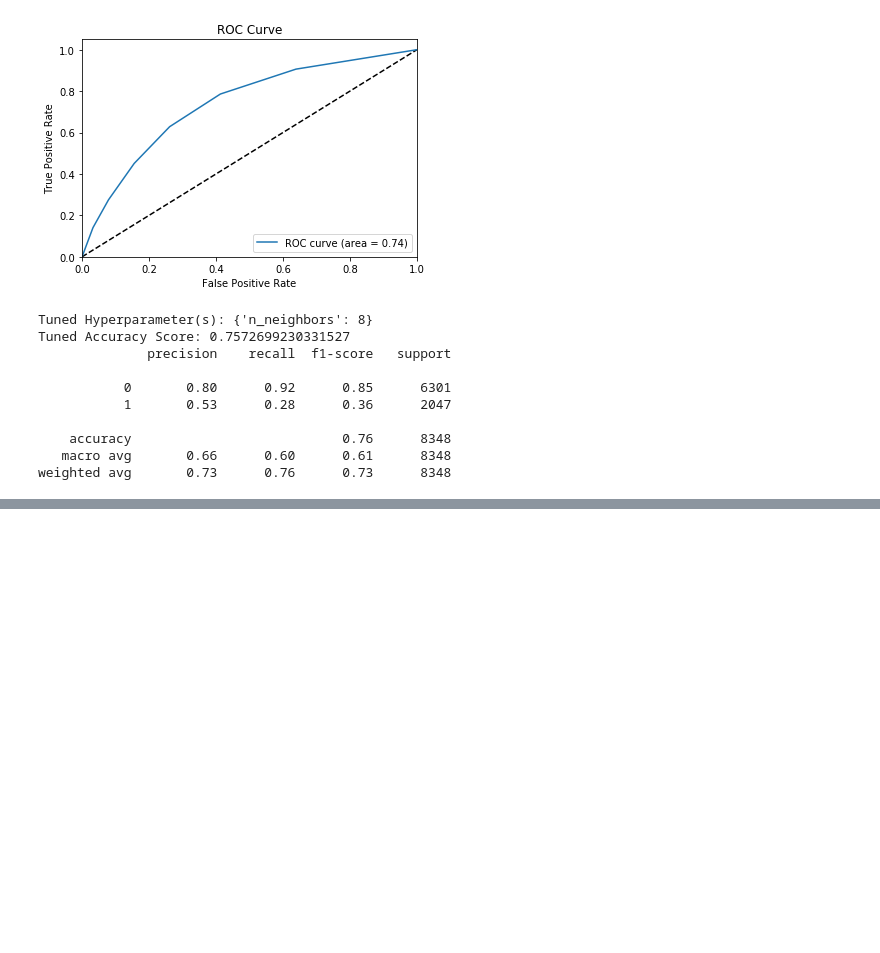
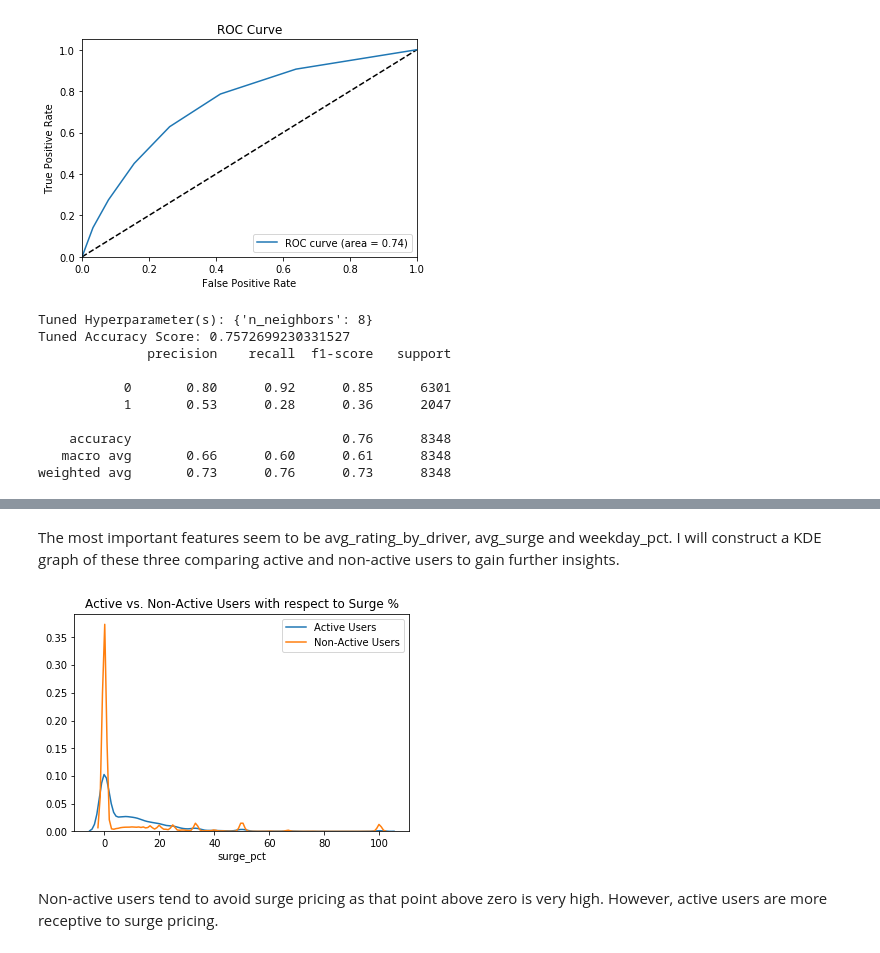
Before and after one commit to jeydion/springboard, a Jupyter notebook: Springboard_Project_Ultimate_Technologies,_Inc.ipynb, the cells around one changed output, grey strips where cells are left out. Drawn from its saved outputs; the diff is of its cells as text; code cells hidden in the pictures; blank space fills up the shorter version.

```diff
--- a/Springboard_Project_Ultimate_Technologies,_Inc.ipynb
+++ b/Springboard_Project_Ultimate_Technologies,_Inc.ipynb
@@ -627,11 +497,17 @@ feature_importances
+# %% [markdown]
+The most important features seem to be avg_rating_by_driver, avg_surge and weekday_pct. I will construct a KDE graph of these three comparing active and non-active users to gain further insights.
 # %%
-active_users = df_ultimate[df_ultimate['active']==1]
-non_active_users = df_ultimate[df_ultimate['active']==0]
+active_users = ultimate_df[ultimate_df['active']==1]
+non_active_users = ultimate_df[ultimate_df['active']==0]
 
 sns.distplot(active_users['surge_pct'], hist=False, kde_kws={"label": "Active Users"});
 sns.distplot(non_active_users['surge_pct'], hist=False, kde_kws={"label": "Non-Active Users"});
 plt.title('Active vs. Non-Active Users with respect to Surge %')
 plt.legend();
+# %% [output]
+[figure, added]
+# %% [markdown]
+Non-active users tend to avoid surge pricing as that point above zero is very high. However, active users are more receptive to surge pricing.
 # %%
 sns.distplot(active_users['avg_rating_by_driver'], hist=False, kde_kws={"label": "Active Users"});
 sns.distplot(non_active_users['avg_rating_by_driver'], hist=False, kde_kws={"label": "Non-Active Users"});
```
Also changed, not shown: parts of 10 cells of this notebook.
